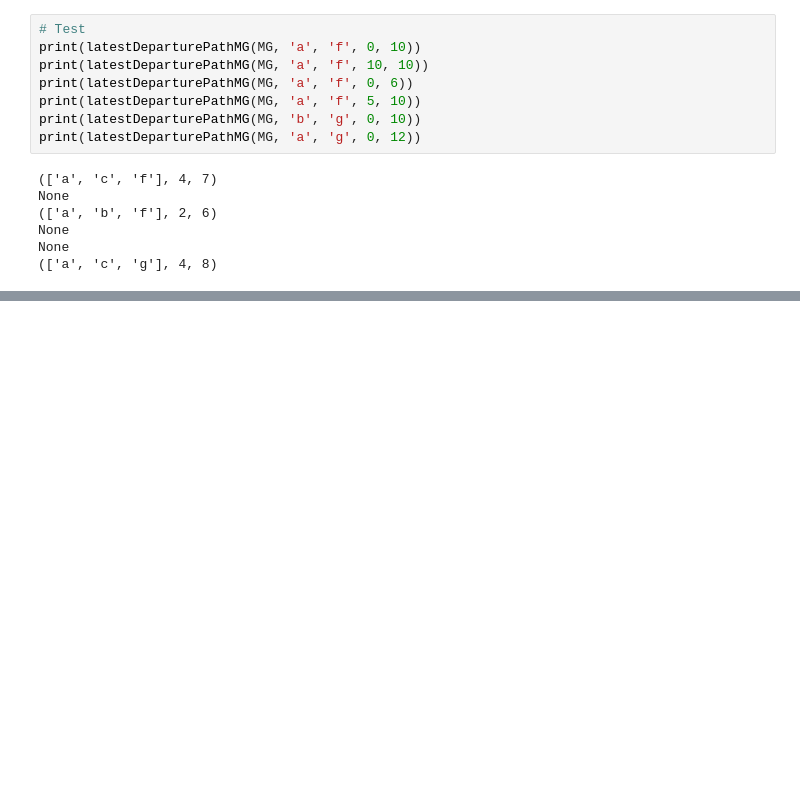
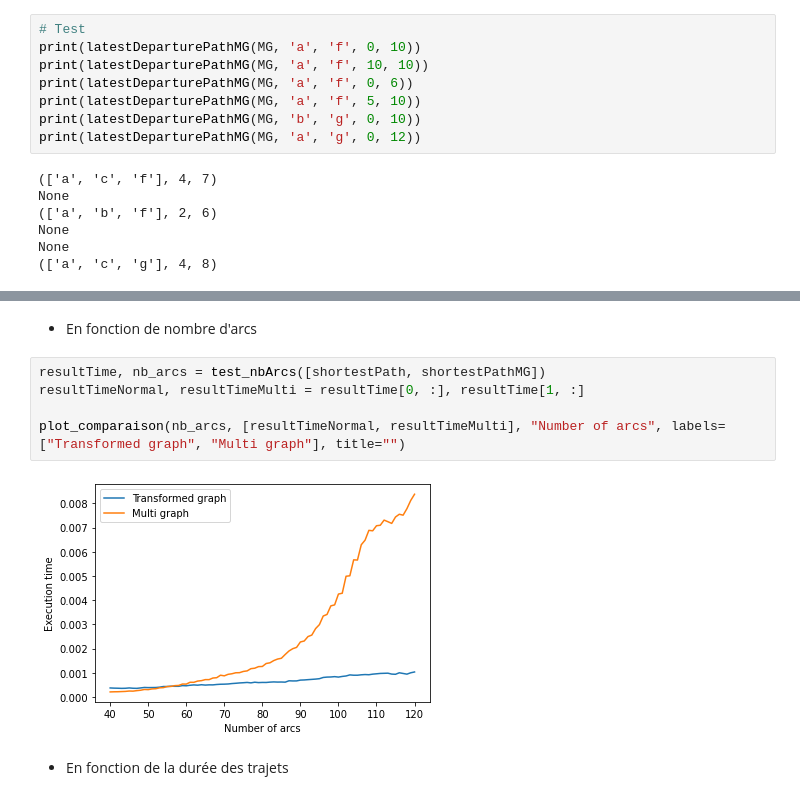
Before and after one commit to MdeCastelbajac/MOGPL, a Jupyter notebook: MOGPL.ipynb, the cells around one changed output, grey strips where cells are left out. Cells and saved outputs as stored; diff of their text form; blank space fills up the shorter version.

```diff
--- a/MOGPL.ipynb
+++ b/MOGPL.ipynb
@@ -971,0 +1082,11 @@ None
+# %% [markdown]
+- En fonction de nombre d'arcs
+# %%
+resultTime, nb_arcs = test_nbArcs([shortestPath, shortestPathMG])
+resultTimeNormal, resultTimeMulti = resultTime[0, :], resultTime[1, :]
+
+plot_comparaison(nb_arcs, [resultTimeNormal, resultTimeMulti], "Number of arcs", labels=["Transformed graph", "Multi graph"], title="")
+# %% [output]
+[figure, added]
+# %% [markdown]
+- En fonction de la durée des trajets
```
Also changed, not shown: parts of 23 cells of this notebook.
